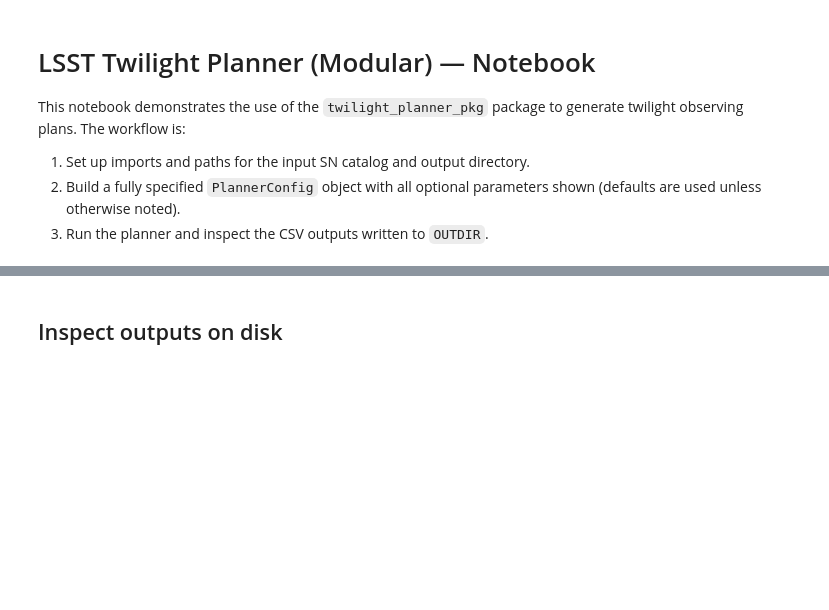
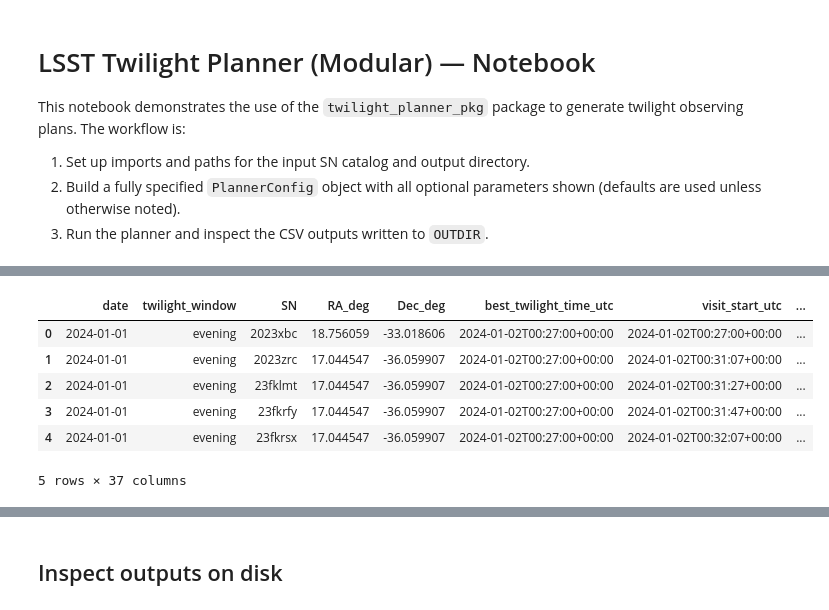
Before and after one commit to trivialTZ/Lsst-Twilight-SNe, a Jupyter notebook: notebook/TwilightPlanner_Modular_Notebook.ipynb, the cells around one changed output, grey strips where cells are left out. Cells and saved outputs as stored; diff of their text form; code cells hidden in the pictures; blank space fills up the shorter version.

```diff
--- a/notebook/TwilightPlanner_Modular_Notebook.ipynb
+++ b/notebook/TwilightPlanner_Modular_Notebook.ipynb
@@ -124,28 +333,23 @@ Two files are produced for each run:
 - `lsst_twilight_plan_<run_label>_*.csv` — per-SN schedule
 - `lsst_twilight_summary_<run_label>_*.csv` — per-night summary
 # %%
-from twilight_planner_pkg.scheduler import plan_twilight_range_with_caps
 
-catalog_csv = "path/to/your_catalog.csv"
-outdir = "out/twilight_runs"
-start_date = "2024-01-01"
-end_date   = "2024-01-03"
+start_date = '2024-01-01'
+end_date = '2024-01-03'
 
-# Maintain legacy variable names for downstream cells
-CSV_PATH = catalog_csv
-OUTDIR = outdir
+# Mirror legacy variable names for later cells
 START_DATE = start_date
 END_DATE = end_date
 
 # Enable SIMLIB output (SNANA expects PSF_UNIT=PIXEL)
-cfg.simlib_out = f"{outdir}/lsst_twilight.simlib"
+cfg.simlib_out = str((outdir / 'lsst_twilight.simlib').resolve())
 
-pernight_df, nights_df = plan_twilight_range_with_caps(
-    csv_path=catalog_csv,
-    outdir=outdir,
+perSN_df, nights_df = plan_twilight_range_with_caps(
+    csv_path=str(catalog_csv),
+    outdir=str(outdir),
     start_date=start_date,
     end_date=end_date,
     cfg=cfg,
-    run_label="hybrid",
+    run_label='hybrid',
     verbose=True
 )
@@ -152,5 +375,13 @@ pernight_df, nights_df = plan_twilight_range_with_caps(
 # %%
-perSN_df
+perSN_df.head()
+# %% [output]
+|  | date | twilight_window | SN | RA_deg | Dec_deg | best_twilight_time_utc | visit_start_utc | ... |
+| 0 | 2024-01-01 | evening | 2023xbc | 18.756059 | -33.018606 | 2024-01-02T00:27:00+00:00 | 2024-01-02T00:27:00+00:00 | ... |
+| 1 | 2024-01-01 | evening | 2023zrc | 17.044547 | -36.059907 | 2024-01-02T00:27:00+00:00 | 2024-01-02T00:31:07+00:00 | ... |
+| 2 | 2024-01-01 | evening | 23fklmt | 17.044547 | -36.059907 | 2024-01-02T00:27:00+00:00 | 2024-01-02T00:31:27+00:00 | ... |
+| 3 | 2024-01-01 | evening | 23fkrfy | 17.044547 | -36.059907 | 2024-01-02T00:27:00+00:00 | 2024-01-02T00:31:47+00:00 | ... |
+| 4 | 2024-01-01 | evening | 23fkrsx | 17.044547 | -36.059907 | 2024-01-02T00:27:00+00:00 | 2024-01-02T00:32:07+00:00 | ... |
+5 rows × 37 columns
 # %%
 # Show the nightly summary
 nights_df
```
Also changed, not shown: parts of 16 cells of this notebook, 1 other file.
